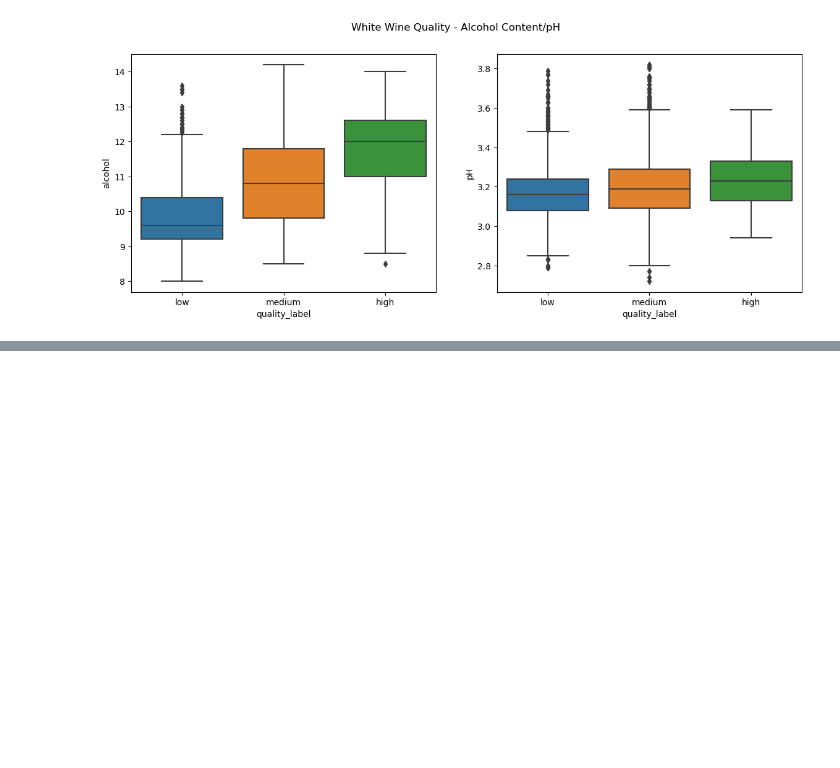
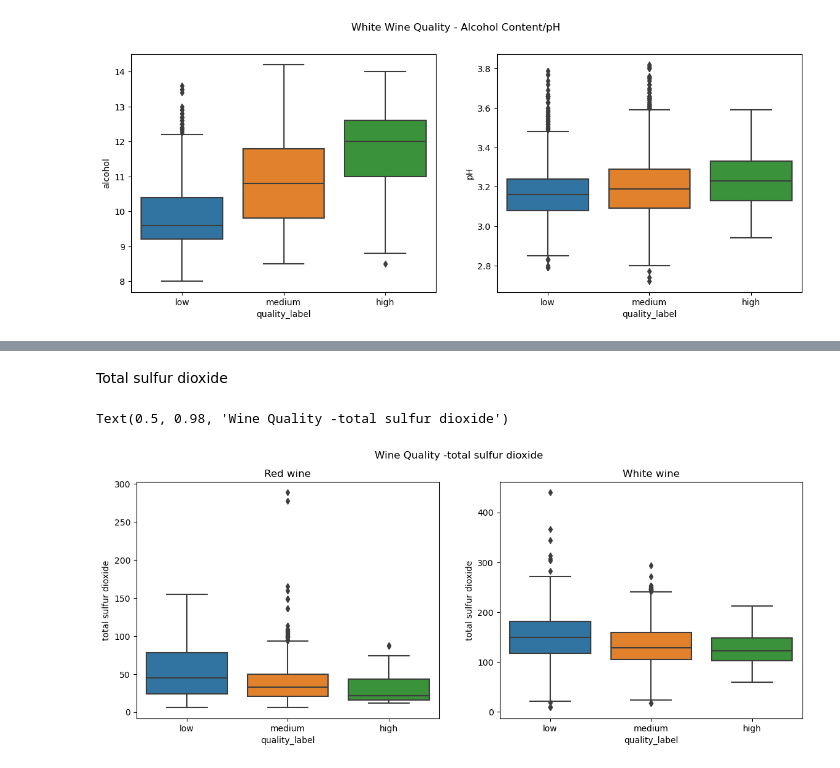
Before and after one commit to Godwin-Oti/Wine-Type-Analysis-and-Quality-Prediction-, a Jupyter notebook: Winery_project.ipynb, the cells around one changed output, grey strips where cells are left out. Drawn from its saved outputs; the diff is of its cells as text; code cells hidden in the pictures; blank space fills up the shorter version.

```diff
--- a/Winery_project.ipynb
+++ b/Winery_project.ipynb
@@ -372,0 +392,15 @@ Text(0.5, 0.98, 'White Wine Quality - Alcohol Content/pH')
+# %% [markdown]
+Total sulfur dioxide
+# %%
+fig,axs =plt.subplots(nrows=1,ncols=2, figsize=(14,5))
+sns.boxplot( y="total sulfur dioxide", x="quality_label", data=red_wine, ax=axs[0])
+sns.boxplot( y="total sulfur dioxide", x="quality_label", data=white_wine,ax=axs[1])
+
+axs[0].set_title("Red wine")
+axs[1].set_title("White wine")
+
+
+fig.suptitle("Wine Quality -total sulfur dioxide")
+# %% [output]
+Text(0.5, 0.98, 'Wine Quality -total sulfur dioxide')
+[figure, added]
```
Also changed, not shown: parts of 15 cells of this notebook, 1 other file.
